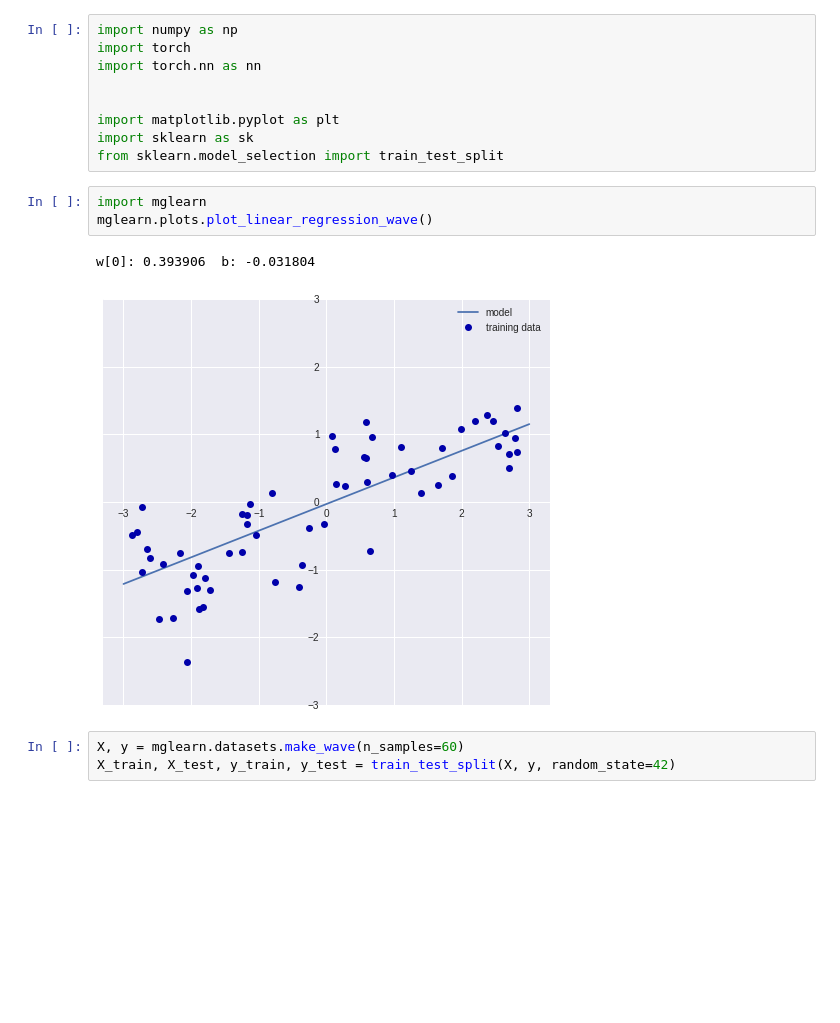
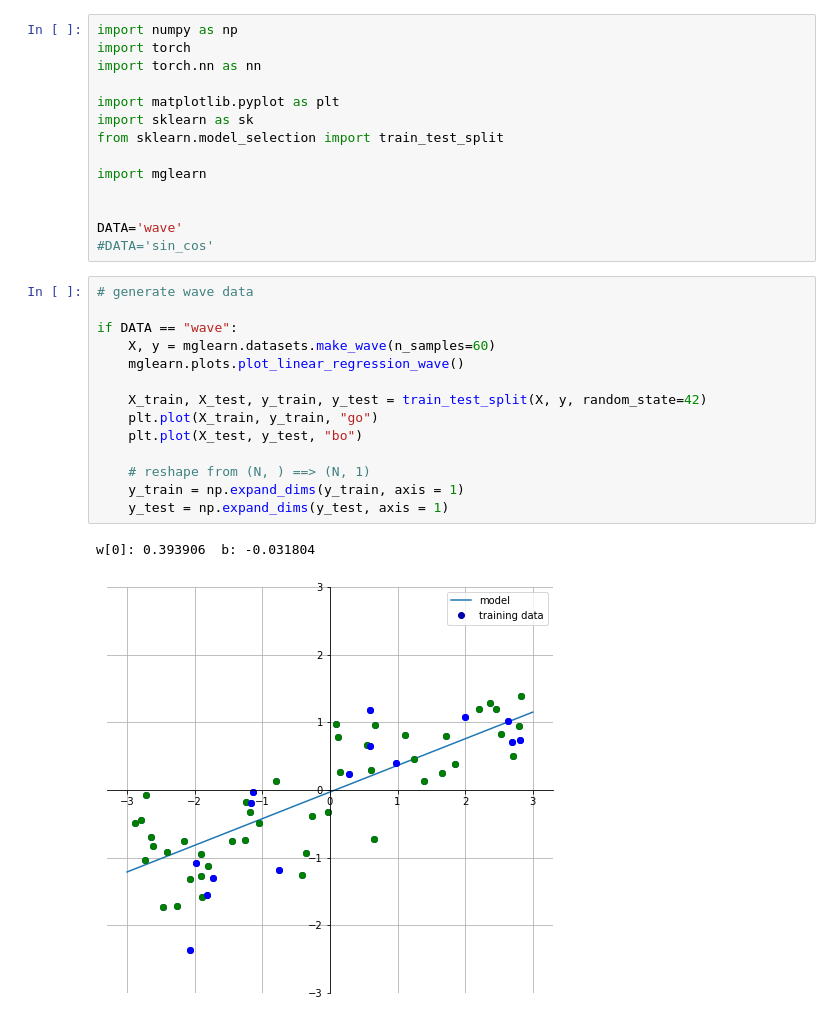
Before and after one commit to callee2006/MachineLearning, a Jupyter notebook: MLP_regression.ipynb, the cells around one changed output. Drawn from its saved outputs; the diff is of its cells as text; blank space fills up the shorter version.

```diff
--- a/MLP_regression.ipynb
+++ b/MLP_regression.ipynb
@@ -25,16 +25,29 @@ import numpy as np
 import torch
 import torch.nn as nn
 
-
 import matplotlib.pyplot as plt
 import sklearn as sk
 from sklearn.model_selection import train_test_split
+
+import mglearn
+
+
+DATA='wave'
+#DATA='sin_cos'
-# %%
-import mglearn
-mglearn.plots.plot_linear_regression_wave()
-# %% [output]
-w[0]: 0.393906  b: -0.031804
-[figure, removed]
-# %%
-X, y = mglearn.datasets.make_wave(n_samples=60)
-X_train, X_test, y_train, y_test = train_test_split(X, y, random_state=42)
+# %%
+# generate wave data
+
+if DATA == "wave":
+    X, y = mglearn.datasets.make_wave(n_samples=60)
+    mglearn.plots.plot_linear_regression_wave()
+
+    X_train, X_test, y_train, y_test = train_test_split(X, y, random_state=42)
+    plt.plot(X_train, y_train, "go")
+    plt.plot(X_test, y_test, "bo")
+
+    # reshape from (N, ) ==> (N, 1)
+    y_train = np.expand_dims(y_train, axis = 1)
+    y_test = np.expand_dims(y_test, axis = 1)
+# %% [output]
+w[0]: 0.393906  b: -0.031804
+[figure, added]
```
Also changed, not shown: parts of 18 cells of this notebook, 10 other files.
